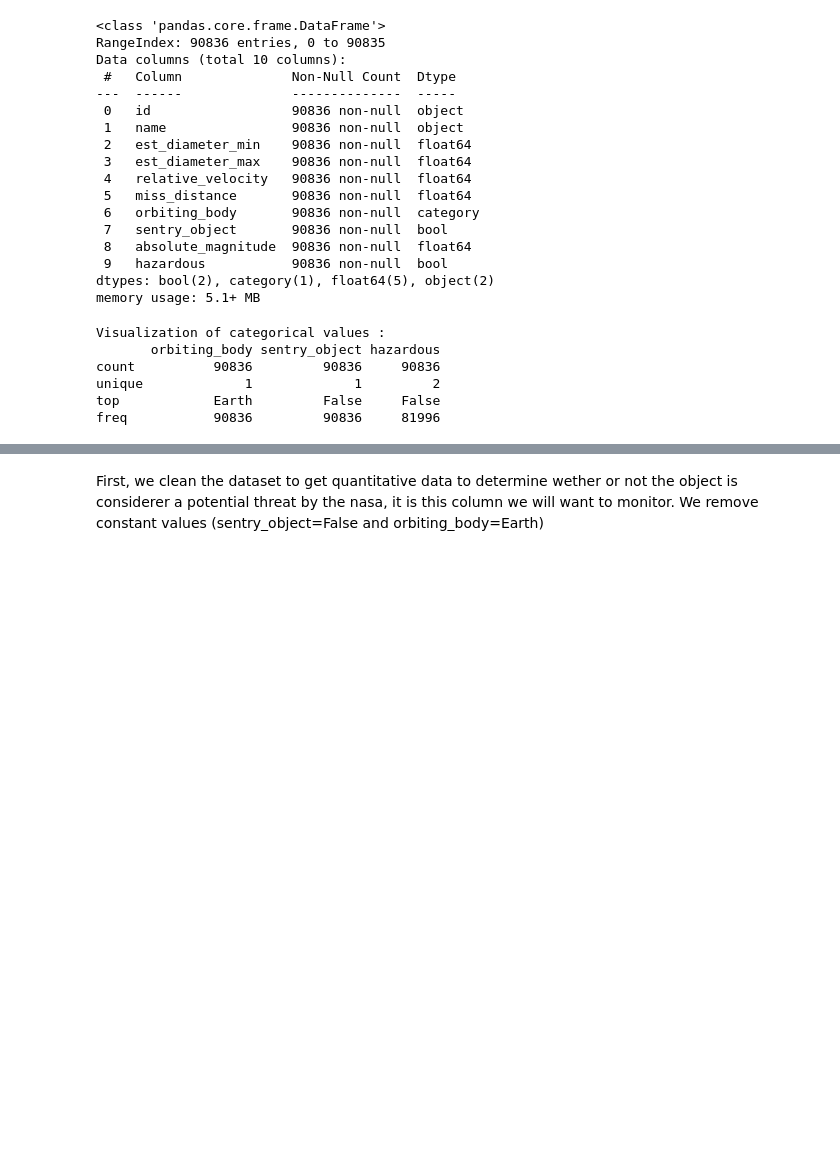
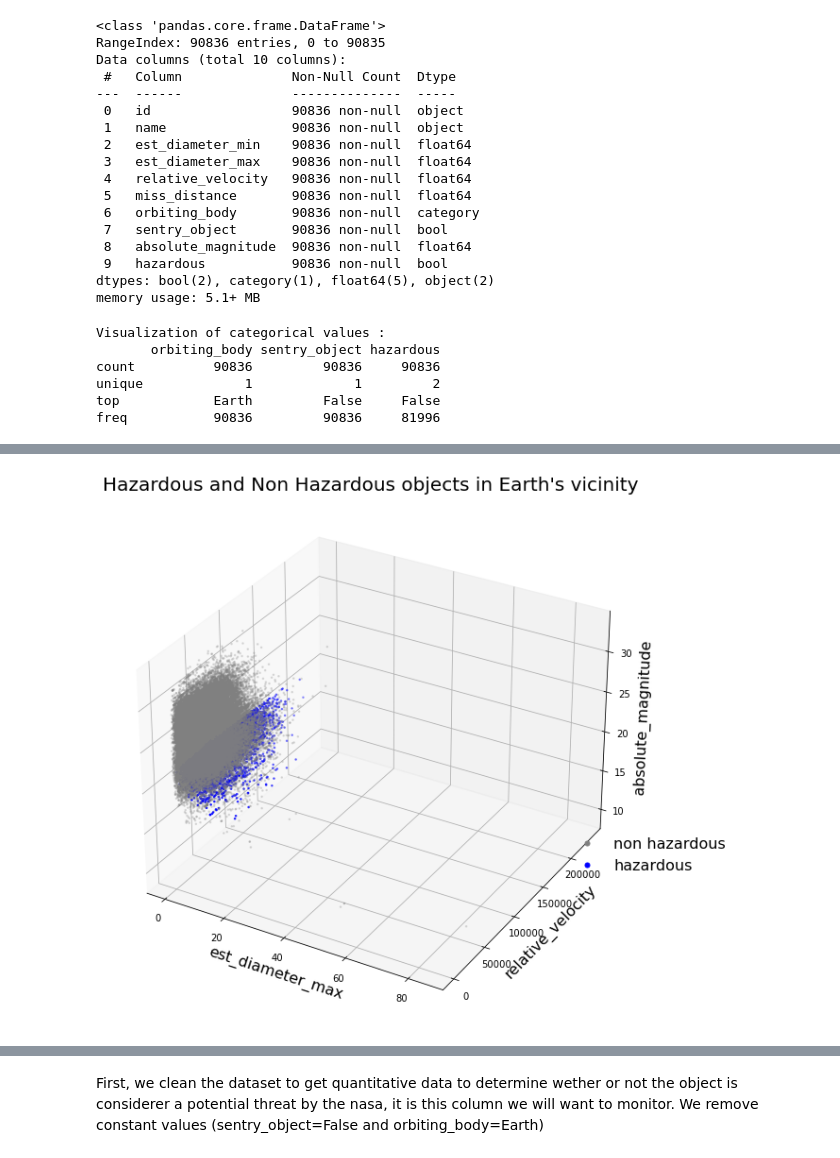
Before and after one commit to Sefray/ptml_project, a Jupyter notebook: nasa-ptml.ipynb, the cells around one changed output, grey strips where cells are left out. Drawn from its saved outputs; the diff is of its cells as text; code cells hidden in the pictures; blank space fills up the shorter version.

```diff
--- a/nasa-ptml.ipynb
+++ b/nasa-ptml.ipynb
@@ -122,71 +193,67 @@ As we can see we have
 # %%
-def show3D_data(df, x, y, z, only_anomalies=False):
-    X = df.drop(columns=["label"])
-    Y = df["label"] != "background"
+def show3D_data(df, x, y, z):
+    """Show the data in 3d with three axis, the third one using log"""
+    X = df.drop(columns=["hazardous"])
+    Y = df["hazardous"]
 
-    zOffset = 0.02
     limit = len(X)
 
-    sb.reset_orig()
+    sns.reset_orig()
 
     fig = plt.figure(figsize=(10, 12))
     ax = fig.add_subplot(111, projection="3d")
 
-    if not only_anomalies:
-        ax.scatter(
-            X.loc[Y == False, x][:limit],
-            X.loc[Y == False, y][:limit],
-            -np.log10(X.loc[Y == False, z][:limit] + zOffset),
-            c="g",
-            marker=".",
-            s=10,
-            label="background",
-        )
-
     ax.scatter(
         X.loc[Y == True, x][:limit],
         X.loc[Y == True, y][:limit],
-        -np.log10(X.loc[Y == True, z][:limit] + zOffset),
-        c="r",
+        X.loc[Y == True, z][:limit],
+        c="blue",
         marker=".",
         s=10,
-        label="anomaly",
+        label="hazardous",
+    )
+    ax.scatter(
+        X.loc[Y == False, x][:limit],
+        X.loc[Y == False, y][:limit],
+        X.loc[Y == False, z][:limit],
+        c="gray",
+        marker=".",
+        s=10,
+        label="non hazardous",
+        alpha=0.2,
     )
 
     ax.set_xlabel(x, size=16)
-    ax.set_ylabel(y + " [hour]", size=16)
-    ax.set_zlabel("- log$_{10}$ (" + z + ")", size=16)
-    if not only_anomalies:
-        ax.set_title(
-            "Error-based features separate out normal and anomalies transfer", size=20
-        )
-    else:
-        ax.set_title("Error-based features only for anomalies transfer", size=20)
+    ax.set_ylabel(y, size=16)
+    ax.set_zlabel(z, size=16)
+    ax.set_title("Hazardous and Non Hazardous objects in Earth's vicinity", size=20)
 
     plt.axis("tight")
     ax.grid(1)
 
-    normalMarker = (
-        mlines.Line2D(
-            [],
-            [],
-            linewidth=0,
-            color="g",
-            marker=".",
-            markersize=10,
-            label="background",
-        )
-        if not only_anomalies
-        else None
+    normalMarker = mlines.Line2D(
+        [],
+        [],
+        linewidth=0,
+        color="gray",
+        marker=".",
+        markersize=10,
+        label="non hazardous",
     )
 
     anomalyMarker = mlines.Line2D(
-        [], [], linewidth=0, color="r", marker=".", markersize=10, label="anomaly"
+        [], [], linewidth=0, color="blue", marker=".", markersize=10, label="hazardous"
     )
 
     plt.legend(
-        handles=[anomalyMarker] if only_anomalies else [normalMarker, anomalyMarker],
+        handles=[normalMarker, anomalyMarker],
         bbox_to_anchor=(1.20, 0.38),
         frameon=False,
         prop={"size": 16},
     )
+    plt.show()
+
+
+show3D_data(df_stat, "est_diameter_max", "relative_velocity", "absolute_magnitude")
+# %% [output]
+[figure, added]
```
Also changed, not shown: parts of 27 cells of this notebook, 1 other file.
